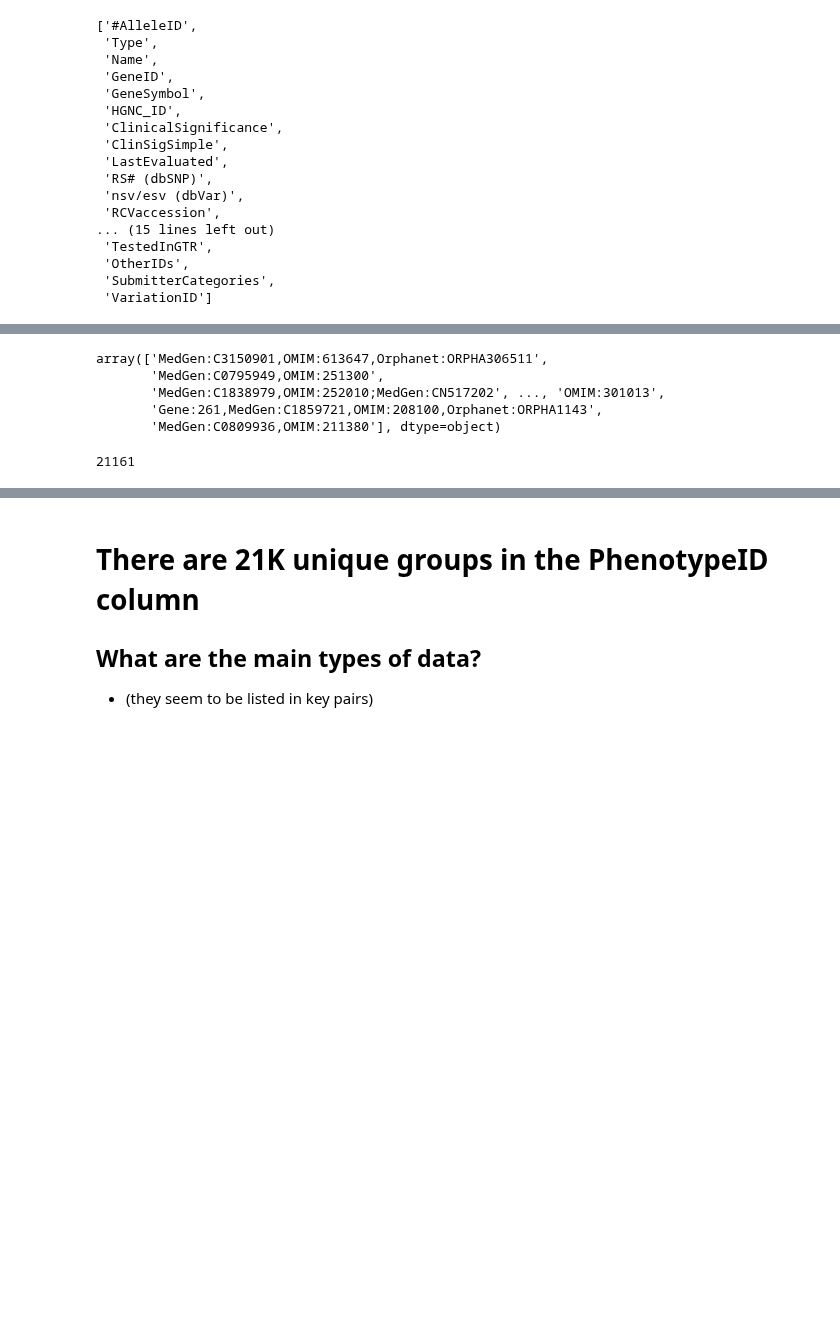
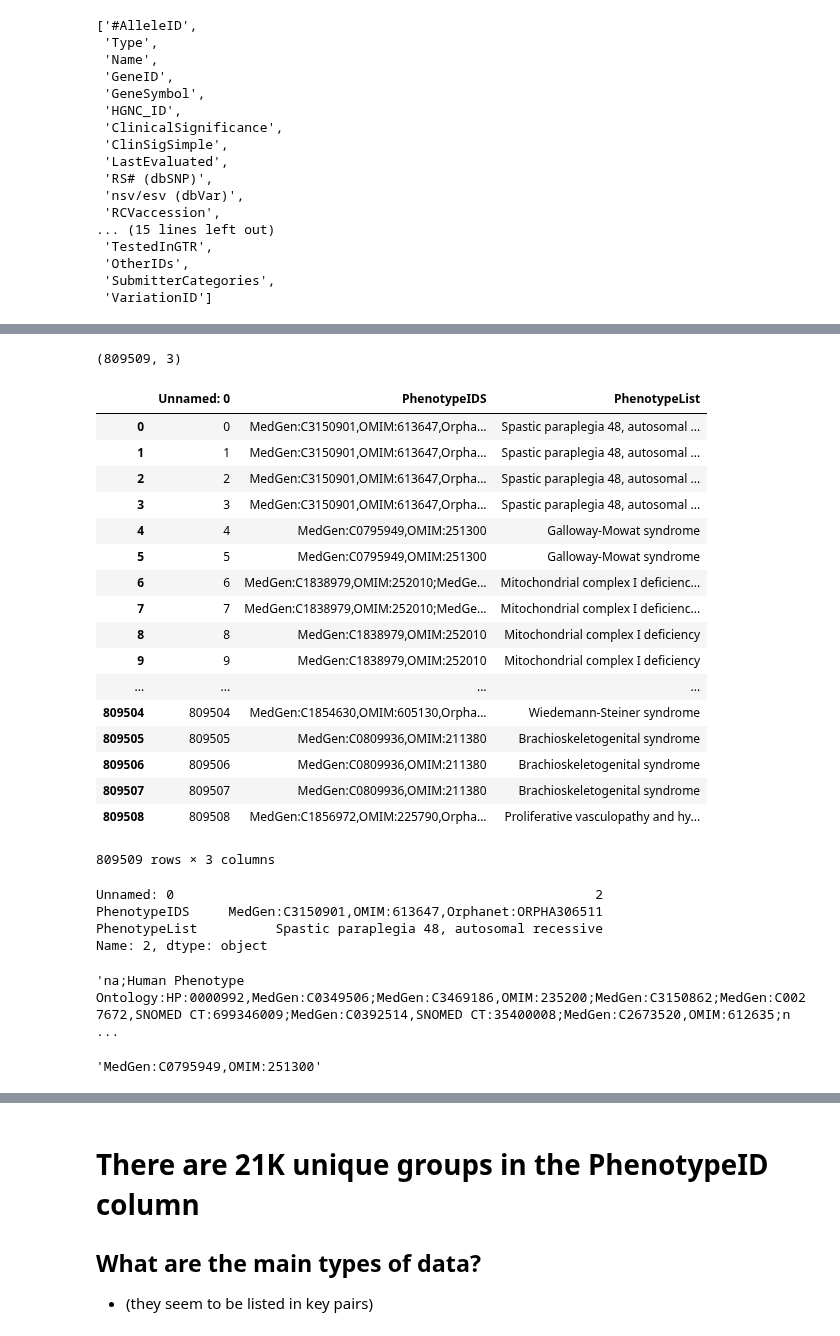
Before and after one commit to xthomas/dataviz, a Jupyter notebook: genomic_literacy/Dataset Functions.ipynb, the cells around one changed output, grey strips where cells are left out. Saved outputs shown, nothing was run; the diff lists cells and outputs as text; code cells hidden in the pictures; blank space fills up the shorter version.

```diff
--- a/genomic_literacy/Dataset Functions.ipynb
+++ b/genomic_literacy/Dataset Functions.ipynb
@@ -58,13 +58,0 @@ list(clinvar)
-# %%
-uniques = clinvar.PhenotypeIDS.unique()
-uniques
-# %% [output]
-array(['MedGen:C3150901,OMIM:613647,Orphanet:ORPHA306511',
-       'MedGen:C0795949,OMIM:251300',
-       'MedGen:C1838979,OMIM:252010;MedGen:CN517202', ..., 'OMIM:301013',
-       'Gene:261,MedGen:C1859721,OMIM:208100,Orphanet:ORPHA1143',
-       'MedGen:C0809936,OMIM:211380'], dtype=object)
-# %%
-len(uniques)
-# %% [output]
-21161
@@ -70,0 +64,46 @@ len(uniques)
+# %%
+datadir = '/home/xavier/data/guide/'
+phenos = pd.read_csv(datadir + 'pheno-data.csv')
+# %%
+phenos.shape
+# %% [output]
+(809509, 3)
+# %%
+phenos
+# %% [output]
+|  | Unnamed: 0 | PhenotypeIDS | PhenotypeList |
+| 0 | 0 | MedGen:C3150901,OMIM:613647,Orpha... | Spastic paraplegia 48, autosomal ... |
+| 1 | 1 | MedGen:C3150901,OMIM:613647,Orpha... | Spastic paraplegia 48, autosomal ... |
+| 2 | 2 | MedGen:C3150901,OMIM:613647,Orpha... | Spastic paraplegia 48, autosomal ... |
+| 3 | 3 | MedGen:C3150901,OMIM:613647,Orpha... | Spastic paraplegia 48, autosomal ... |
+| 4 | 4 | MedGen:C0795949,OMIM:251300 | Galloway-Mowat syndrome |
+| 5 | 5 | MedGen:C0795949,OMIM:251300 | Galloway-Mowat syndrome |
+| 6 | 6 | MedGen:C1838979,OMIM:252010;MedGe... | Mitochondrial complex I deficienc... |
+| 7 | 7 | MedGen:C1838979,OMIM:252010;MedGe... | Mitochondrial complex I deficienc... |
+| 8 | 8 | MedGen:C1838979,OMIM:252010 | Mitochondrial complex I deficiency |
+| 9 | 9 | MedGen:C1838979,OMIM:252010 | Mitochondrial complex I deficiency |
+| ... | ... | ... | ... |
+| 809504 | 809504 | MedGen:C1854630,OMIM:605130,Orpha... | Wiedemann-Steiner syndrome |
+| 809505 | 809505 | MedGen:C0809936,OMIM:211380 | Brachioskeletogenital syndrome |
+| 809506 | 809506 | MedGen:C0809936,OMIM:211380 | Brachioskeletogenital syndrome |
+| 809507 | 809507 | MedGen:C0809936,OMIM:211380 | Brachioskeletogenital syndrome |
+| 809508 | 809508 | MedGen:C1856972,OMIM:225790,Orpha... | Proliferative vasculopathy and hy... |
+809509 rows × 3 columns
+# %%
+# Look at observations in Row #2
+phenos.iloc[2]
+# %% [output]
+Unnamed: 0                                                      2
+PhenotypeIDS     MedGen:C3150901,OMIM:613647,Orphanet:ORPHA306511
+PhenotypeList          Spastic paraplegia 48, autosomal recessive
+Name: 2, dtype: object
+# %%
+# This returns both columns
+# Let's just look at typical data in the IDs columns:
+phenos.iloc[18].PhenotypeIDS
+# %% [output]
+'na;Human Phenotype Ontology:HP:0000992,MedGen:C0349506;MedGen:C3469186,OMIM:235200;MedGen:C3150862;MedGen:C0027672,SNOMED CT:699346009;MedGen:C0392514,SNOMED CT:35400008;MedGen:C2673520,OMIM:612635;n ...
+# %%
+phenos.iloc[4].PhenotypeIDS
+# %% [output]
+'MedGen:C0795949,OMIM:251300'
```
Also changed, not shown: parts of 24 cells of this notebook.
